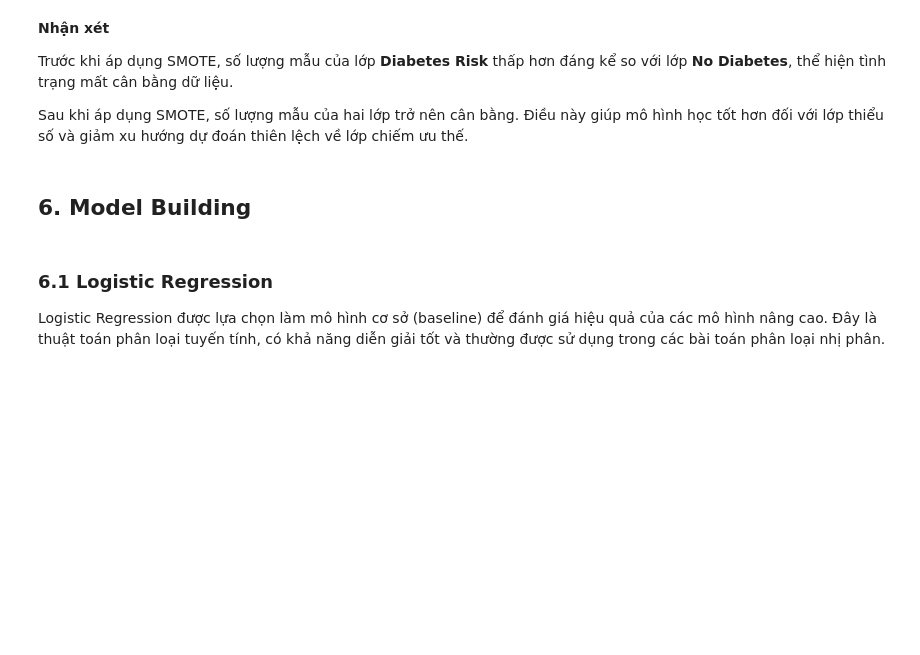
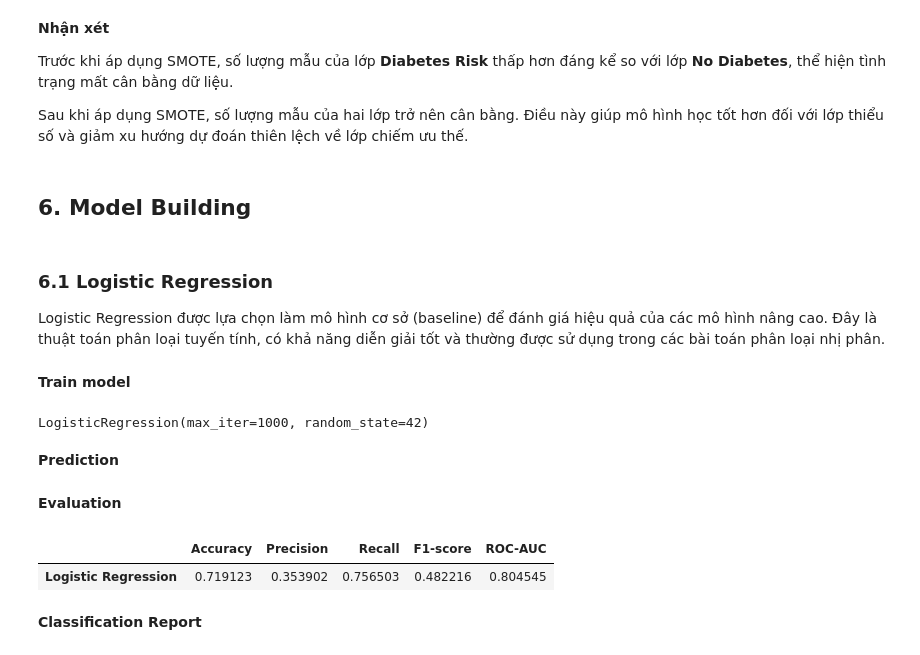
Before and after one commit to Nhungktn/Diabetes-Risk-Prediction, a Jupyter notebook: Diabetes_Risk_Prediction.ipynb, the cells around one changed output. Saved outputs shown, nothing was run; the diff lists cells and outputs as text; code cells hidden in the pictures; blank space fills up the shorter version.

```diff
--- a/Diabetes_Risk_Prediction.ipynb
+++ b/Diabetes_Risk_Prediction.ipynb
@@ -770,3 +772,18 @@ Sau khi áp dụng SMOTE, số lượng mẫu của hai lớp trở nên cân b
 ### **6.1 Logistic Regression**
 
 Logistic Regression được lựa chọn làm mô hình cơ sở (baseline) để đánh giá hiệu quả của các mô hình nâng cao. Đây là thuật toán phân loại tuyến tính, có khả năng diễn giải tốt và thường được sử dụng trong các bài toán phân loại nhị phân.
+# %% [markdown]
+**Train model**
+# %%
+from sklearn.linear_model import LogisticRegression
+
+log_model = LogisticRegression(
+    random_state=42,
+    max_iter=1000
+)
+
+log_model.fit(X_train_smote, y_train_smote)
+# %% [output]
+LogisticRegression(max_iter=1000, random_state=42)
+# %% [markdown]
+**Prediction**
@@ -772,0 +793,25 @@ Logistic Regression được lựa chọn làm mô hình cơ sở (baseline) đ
+# %% [markdown]
+**Evaluation**
+# %%
+from sklearn.metrics import (
+    accuracy_score,
+    precision_score,
+    recall_score,
+    f1_score,
+    roc_auc_score
+)
+
+log_metrics = {
+    "Accuracy": accuracy_score(y_val, y_pred_log),
+    "Precision": precision_score(y_val, y_pred_log),
+    "Recall": recall_score(y_val, y_pred_log),
+    "F1-score": f1_score(y_val, y_pred_log),
+    "ROC-AUC": roc_auc_score(y_val, y_prob_log)
+}
+
+pd.DataFrame(log_metrics, index=["Logistic Regression"])
+# %% [output]
+|  | Accuracy | Precision | Recall | F1-score | ROC-AUC |
+| Logistic Regression | 0.719123 | 0.353902 | 0.756503 | 0.482216 | 0.804545 |
+# %% [markdown]
+**Classification Report**
```
Also changed, not shown: parts of 6 cells of this notebook.
